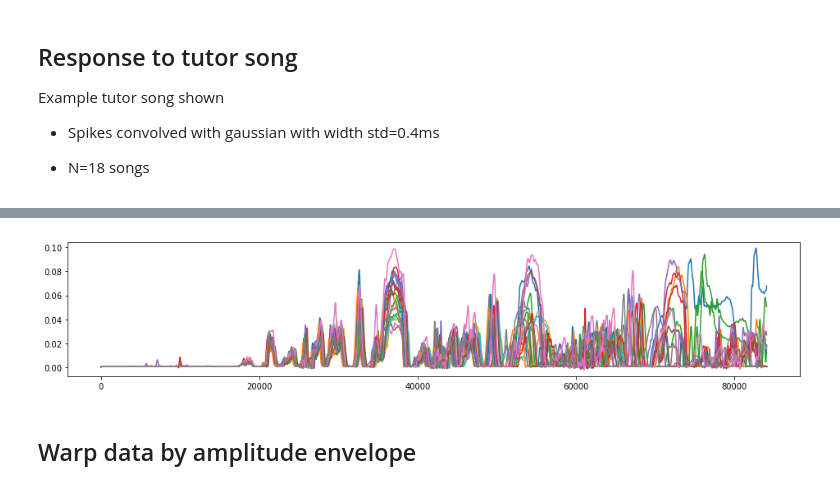
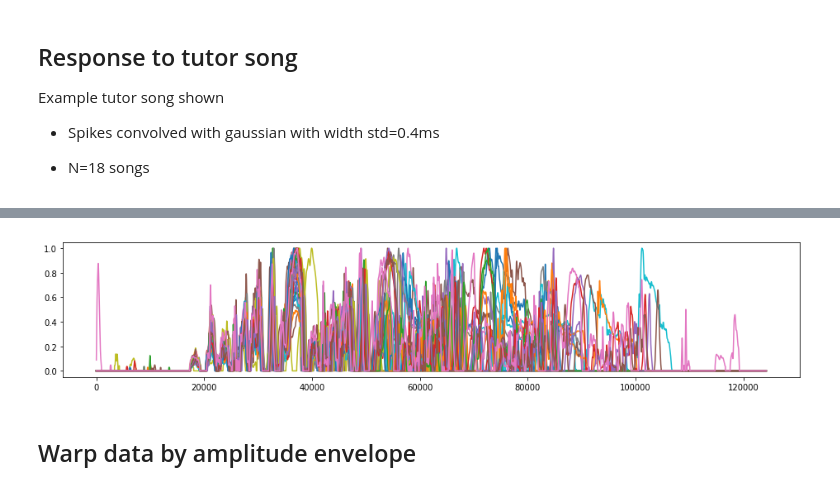
Before and after one commit to theunissenlab/songephys, a Jupyter notebook: notebooks/TWPCA - Tutor vs BOS.ipynb, the cells around one changed output, grey strips where cells are left out. Saved outputs shown, nothing was run; the diff lists cells and outputs as text; code cells hidden in the pictures.

```diff
--- a/notebooks/TWPCA - Tutor vs BOS.ipynb
+++ b/notebooks/TWPCA - Tutor vs BOS.ipynb
@@ -67,9 +97,5 @@ cut_analogsignals = np.array([s[:minlen] for s in analogsignals])
 # %%
-sigs = np.zeros((len(analogsignals), minlen))
 for i, signal in enumerate(analogsignals):
-    signal = np.copy(signal)
-    signal -= np.mean(signal)
-    signal[:] = highpass_filter(signal, fs, 2000)
-    signal[:] = np.abs(lowpass_filter(signal, fs, 4800))
+    signal[:] = highpass_filter(signal, fs, 800)
+    signal[:] = np.abs(lowpass_filter(signal, fs, 6000))
     signal[:] = lowpass_filter(signal, fs, 100)
-    sigs[i, :minlen] = lowpass_filter(signal, fs, 100)[:minlen]
@@ -77,0 +102,6 @@ tutor_amp_envelope = np.copy(sigs)
+# %%
+# I'm just picking a silence threshold by histogramming amplitude values and picking a
+# threshold a couple bins past the peak
+amp_hist = np.histogram(analogsignals[0][np.where(analogsignals[0] > 0)], bins=200)
+low_cut = amp_hist[1][np.argmax(amp_hist[0]) + 2]
+print low_cut
@@ -78,9 +112,14 @@ tutor_amp_envelope = np.copy(sigs)
+# %%
+# low_cut = 0.003
+for i, signal in enumerate(analogsignals):
+    signal[np.where(signal < low_cut)] = 0
+    signal[:] = signal / np.max(signal)
 # %%
-for signal in cut_analogsignals[:4]:
-    fig, ax = plt.subplots(figsize=(16, 1))
-    t, f, s, _ = spectrogram(signal - np.mean(signal), fs, 5000, 50.0, min_freq=0, max_freq=10000, nstd=6)
-    plot_spectrogram(t, f, s, colormap="gray_r", ax=ax, colorbar=False)
-    plt.ylabel("")
-    plt.xlabel("")
-    plt.yticks([])
-    plt.show()
+# for signal in original_analogsignals[:4]:
+#     fig, ax = plt.subplots(figsize=(16, 1))
+#     t, f, s, _ = spectrogram(signal, fs, 5000, 50.0, min_freq=0, max_freq=10000, nstd=6)
+#     plot_spectrogram(t, f, s, colormap="gray_r", ax=ax, colorbar=False)
+#     plt.ylabel("")
+#     plt.xlabel("")
+#     plt.yticks([])
+#     plt.show()
@@ -92,10 +126,10 @@ for signal in cut_analogsignals[:4]:
 # %%
 plt.figure(figsize=(16, 3))
-for signal in tutor_amp_envelope:
+for signal in analogsignals:
     plt.plot(signal)
 plt.show()
 # %% [output]
-[figure, old version]
+[figure, new version]
 # %% [markdown]
 ## Warp data by amplitude envelope
 # %%
```
Also changed, not shown: parts of 34 cells of this notebook.
